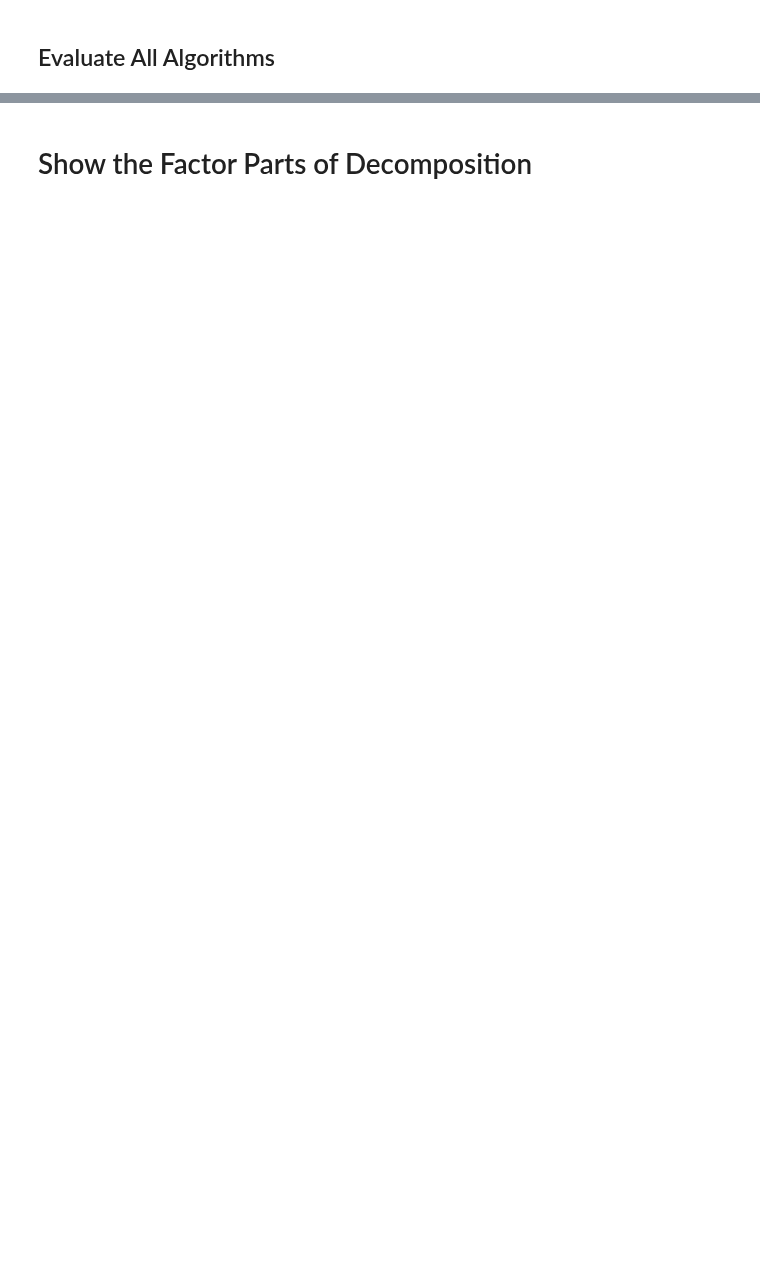
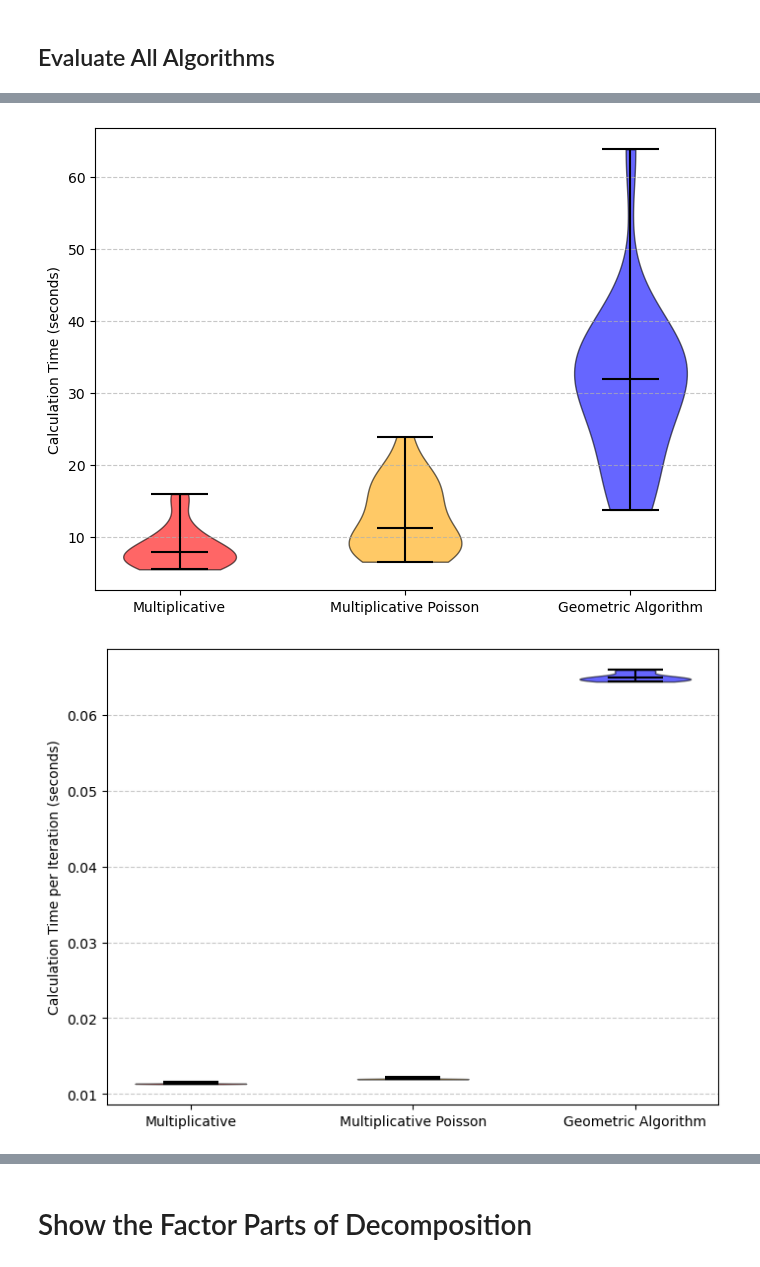
Before and after one commit to IntegrierBar/GeometricTensorFactorization, a Jupyter notebook: EvaluateAlgorithms.ipynb, the cells around one changed output, grey strips where cells are left out. Cells and saved outputs as stored; diff of their text form; code cells hidden in the pictures; blank space fills up the shorter version.

```diff
--- a/EvaluateAlgorithms.ipynb
+++ b/EvaluateAlgorithms.ipynb
@@ -193,0 +250,46 @@ Geometric Algorithm converged in 23.748 seconds and 144 iterations
+# %%
+def violinplot(data, labels, colors, ylabel, filename):
+    # Create the Violin Plot
+    plt.figure(figsize=(8, 6))
+    parts = plt.violinplot(data, showmeans=False, showmedians=True)
+
+    # Iterate through the violin plot bodies and set the colors
+    for pc, color in zip(parts['bodies'], colors):
+        pc.set_facecolor(color)
+        pc.set_edgecolor('black')
+        pc.set_alpha(0.6)
+
+    # Set the color for the medians and other parts
+    for partname in ('cbars', 'cmaxes', 'cmins', 'cmedians'):
+        vp = parts[partname]
+        vp.set_edgecolor('black')
+        vp.set_linewidth(1.5)
+
+    plt.ylabel(ylabel)
+    plt.grid(axis='y', linestyle='--', alpha=0.7)
+    plt.xticks(np.arange(1, len(labels) + 1), labels=labels)
+    plt.savefig(f"{picture_folder}{filename}.png", bbox_inches='tight')
+    #plt.show()
+
+def violinplot_algorithms(factorizers):
+    calculation_times = []
+    calculation_times_per_iteration = []
+    number_of_iterations = []
+    labels = []
+    colors = []
+    for factorizer in factorizers:
+        calculation_times.append(factorizer.get_calculation_times())
+        calculation_times_per_iteration.append(factorizer.get_calculation_times_per_iteration())
+        number_of_iterations.append(factorizer.get_number_of_iterations())
+        labels.append(factorizer.label)
+        colors.append(factorizer.color)
+    violinplot(calculation_times, labels, colors, 'Calculation Time (seconds)', "calculation_times")
+    violinplot(calculation_times_per_iteration, labels, colors, 'Calculation Time per Iteration (seconds)', "calculation_times_per_iteration")
+    violinplot(number_of_iterations, labels, colors, 'Number of Iterations', "number_of_iterations")
+
+
+
+violinplot_algorithms(factorizers)
+# %% [output]
+[figure, added]
+[figure, added]
```
Also changed, not shown: parts of 10 cells of this notebook, 6 other files.
